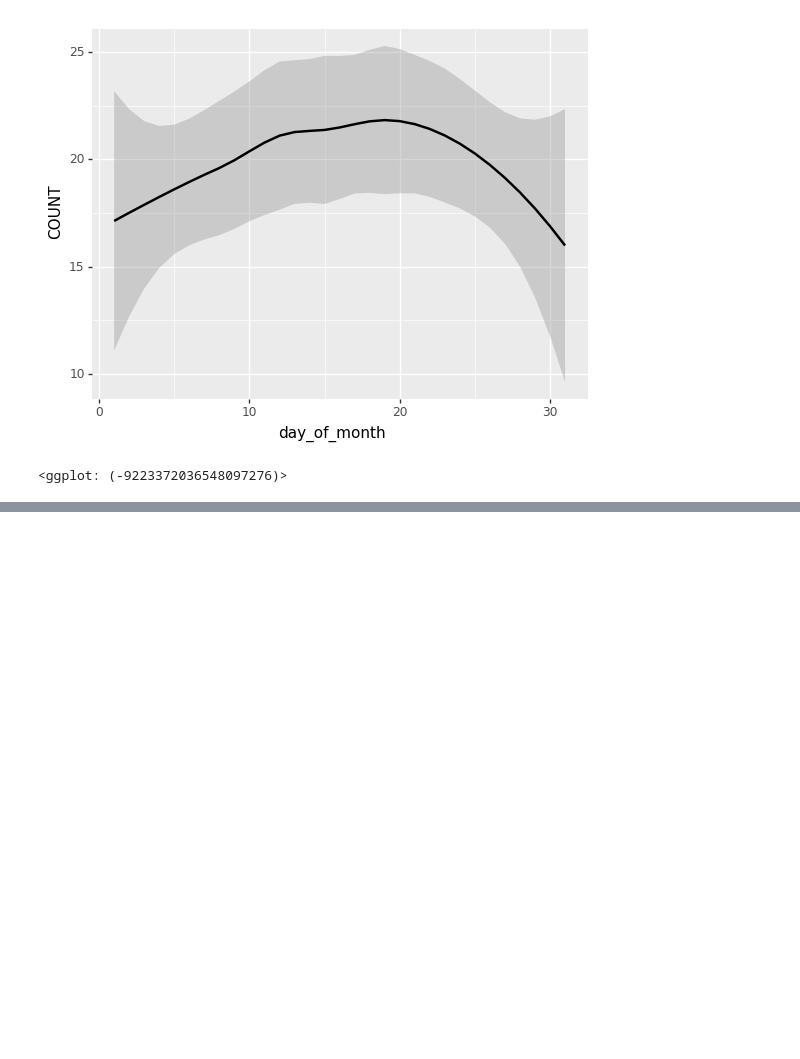
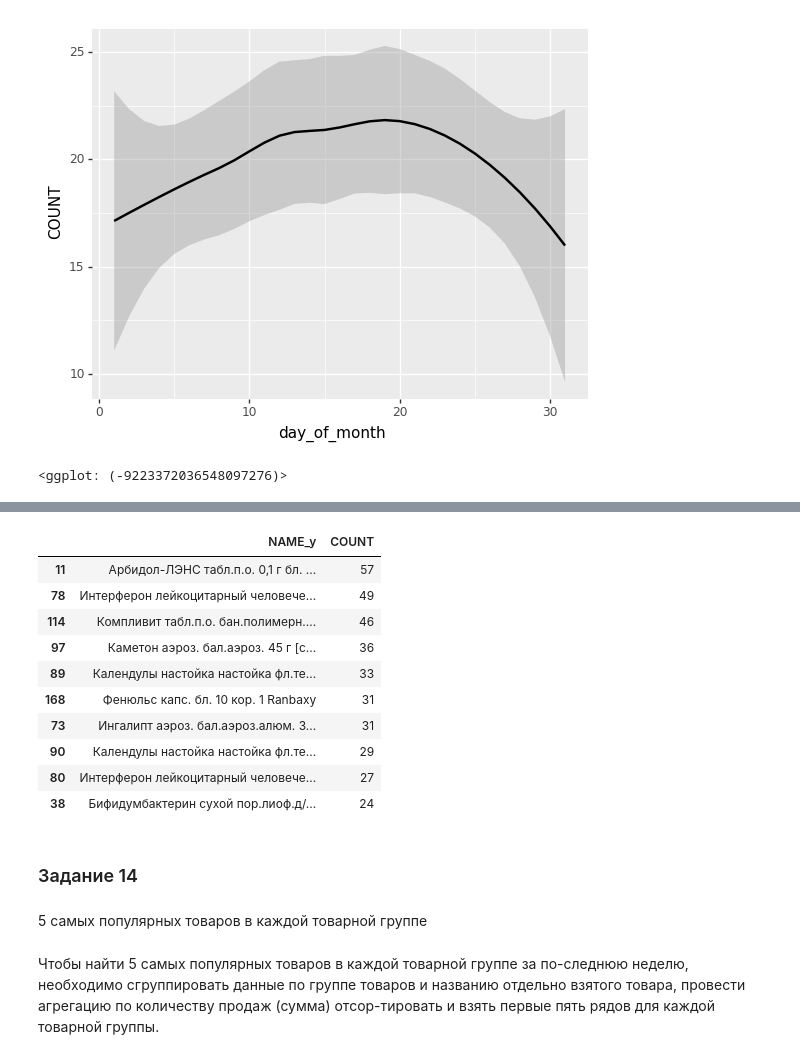
Before and after one commit to ademyanchuk/data_analys_labs, a Jupyter notebook: Lab2/lab2.ipynb, the cells around one changed output, grey strips where cells are left out. Drawn from its saved outputs; the diff is of its cells as text; code cells hidden in the pictures; blank space fills up the shorter version.

```diff
--- a/Lab2/lab2.ipynb
+++ b/Lab2/lab2.ipynb
@@ -328,0 +389,23 @@ for name in dom_counts_by_store.NAME_x.unique():
+# %%
+(sundays.groupby('NAME_y', as_index=False)
+     .agg({'COUNT':'sum'})
+         .sort_values(by='COUNT', ascending=False)
+         .iloc[:10])
+# %% [output]
+|  | NAME_y | COUNT |
+| 11 | Арбидол-ЛЭНС табл.п.о. 0,1 г бл. ... | 57 |
+| 78 | Интерферон лейкоцитарный человече... | 49 |
+| 114 | Компливит табл.п.о. бан.полимерн.... | 46 |
+| 97 | Каметон аэроз. бал.аэроз. 45 г [с... | 36 |
+| 89 | Календулы настойка настойка фл.те... | 33 |
+| 168 | Фенюльс капс. бл. 10 кор. 1 Ranbaxy | 31 |
+| 73 | Ингалипт аэроз. бал.аэроз.алюм. 3... | 31 |
+| 90 | Календулы настойка настойка фл.те... | 29 |
+| 80 | Интерферон лейкоцитарный человече... | 27 |
+| 38 | Бифидумбактерин сухой пор.лиоф.д/... | 24 |
+# %% [markdown]
+### Задание 14
+# %% [markdown]
+ 5 самых популярных товаров в каждой товарной группе
+# %% [markdown]
+Чтобы найти 5 самых популярных товаров в каждой товарной группе за по-следнюю неделю, необходимо сгруппировать данные по группе товаров и названию отдельно взятого товара, провести агрегацию по количеству продаж (сумма) отсор-тировать и взять первые пять рядов для каждой товарной группы.
```
Also changed, not shown: parts of 20 cells of this notebook.
